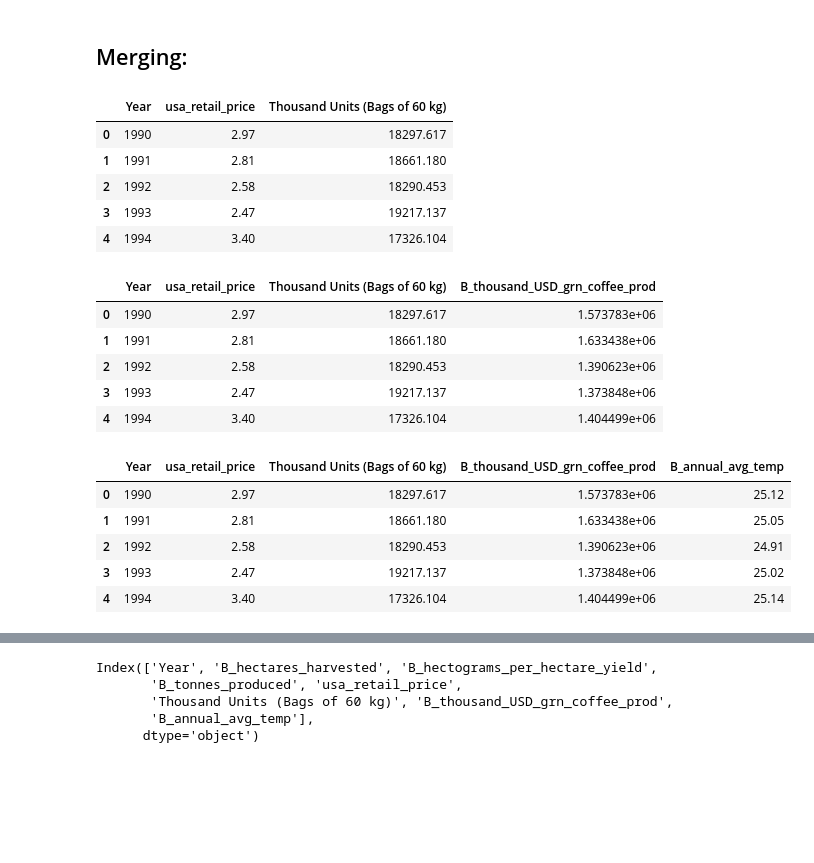
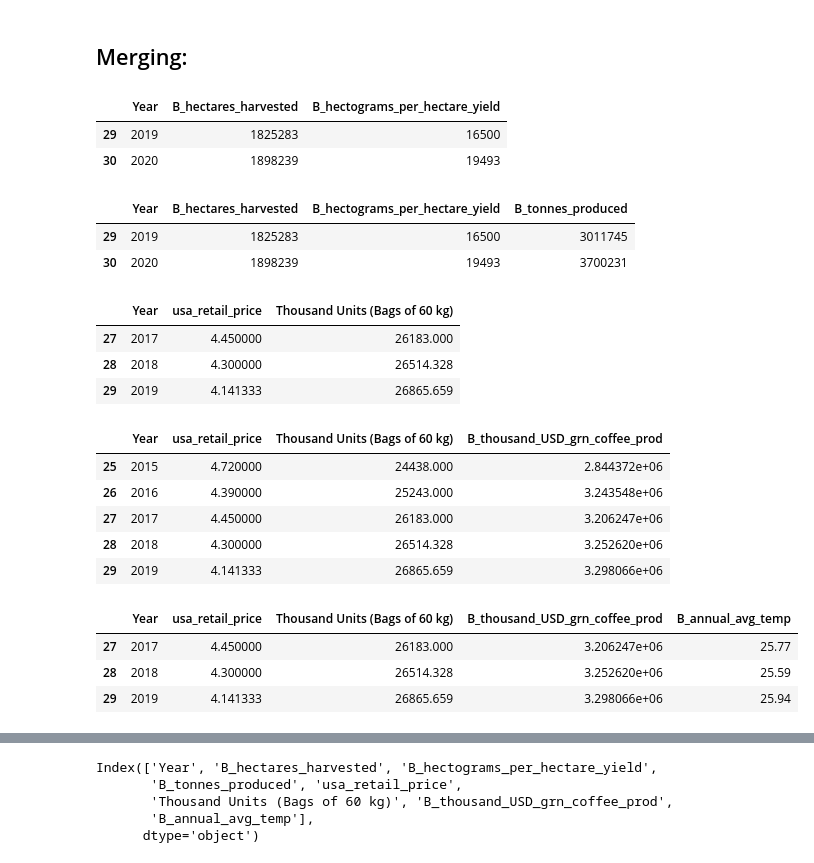
Before and after one commit to sanghyuns/Climate_Change_vs_Coffee_Production, a Jupyter notebook: Lara.ipynb, the cells around one changed output, grey strips where cells are left out. Drawn from its saved outputs; the diff is of its cells as text; code cells hidden in the pictures; blank space fills up the shorter version.

```diff
--- a/Lara.ipynb
+++ b/Lara.ipynb
@@ -318,33 +320,43 @@ brazil_production.head()
 | 66 | 1994 | 1307289 |
 # %% [markdown]
 ## Merging:
+# %%
+first = pd.merge(area_harvested, yields, how='outer', on='Year')
+first.tail(3)
+# %% [output]
+|  | Year | B_hectares_harvested | B_hectograms_per_hectare_yield |
+| 29 | 2019 | 1825283 | 16500 |
+| 30 | 2020 | 1898239 | 19493 |
+# %%
+second = pd.merge(first, brazil_production, how='outer', on='Year')
+second.tail(3)
+# %% [output]
+|  | Year | B_hectares_harvested | B_hectograms_per_hectare_yield | B_tonnes_produced |
+| 29 | 2019 | 1825283 | 16500 | 3011745 |
+| 30 | 2020 | 1898239 | 19493 | 3700231 |
 # %%
-retail_consumption = pd.merge(us_retail_price, us_consumption, on='Year')
-retail_consumption.head()
+retail_consumption = pd.merge(us_retail_price, us_consumption, how='outer', on='Year')
+retail_consumption.tail(3)
 # %% [output]
 |  | Year | usa_retail_price | Thousand Units (Bags of 60 kg) |
-| 0 | 1990 | 2.97 | 18297.617 |
-| 1 | 1991 | 2.81 | 18661.180 |
-| 2 | 1992 | 2.58 | 18290.453 |
-| 3 | 1993 | 2.47 | 19217.137 |
-| 4 | 1994 | 3.40 | 17326.104 |
+| 27 | 2017 | 4.450000 | 26183.000 |
+| 28 | 2018 | 4.300000 | 26514.328 |
+| 29 | 2019 | 4.141333 | 26865.659 |
 # %%
 retail_consump_grn = pd.merge(retail_consumption, brazil_grn_coffee, on='Year')
-retail_consump_grn.head()
+retail_consump_grn.tail(3)
 # %% [output]
 |  | Year | usa_retail_price | Thousand Units (Bags of 60 kg) | B_thousand_USD_grn_coffee_prod |
-| 0 | 1990 | 2.97 | 18297.617 | 1.573783e+06 |
-| 1 | 1991 | 2.81 | 18661.180 | 1.633438e+06 |
-| 2 | 1992 | 2.58 | 18290.453 | 1.390623e+06 |
-| 3 | 1993 | 2.47 | 19217.137 | 1.373848e+06 |
-| 4 | 1994 | 3.40 | 17326.104 | 1.404499e+06 |
+| 25 | 2015 | 4.720000 | 24438.000 | 2.844372e+06 |
+| 26 | 2016 | 4.390000 | 25243.000 | 3.243548e+06 |
+| 27 | 2017 | 4.450000 | 26183.000 | 3.206247e+06 |
+| 28 | 2018 | 4.300000 | 26514.328 | 3.252620e+06 |
+| 29 | 2019 | 4.141333 | 26865.659 | 3.298066e+06 |
 # %%
 all_four = pd.merge(retail_consump_grn, brazil_temp, on='Year')
-all_four.head()
+all_four.tail(3)
 # %% [output]
 |  | Year | usa_retail_price | Thousand Units (Bags of 60 kg) | B_thousand_USD_grn_coffee_prod | B_annual_avg_temp |
-| 0 | 1990 | 2.97 | 18297.617 | 1.573783e+06 | 25.12 |
-| 1 | 1991 | 2.81 | 18661.180 | 1.633438e+06 | 25.05 |
-| 2 | 1992 | 2.58 | 18290.453 | 1.390623e+06 | 24.91 |
-| 3 | 1993 | 2.47 | 19217.137 | 1.373848e+06 | 25.02 |
-| 4 | 1994 | 3.40 | 17326.104 | 1.404499e+06 | 25.14 |
+| 27 | 2017 | 4.450000 | 26183.000 | 3.206247e+06 | 25.77 |
+| 28 | 2018 | 4.300000 | 26514.328 | 3.252620e+06 | 25.59 |
+| 29 | 2019 | 4.141333 | 26865.659 | 3.298066e+06 | 25.94 |
```
Also changed, not shown: parts of 9 cells of this notebook, 3 other files.
